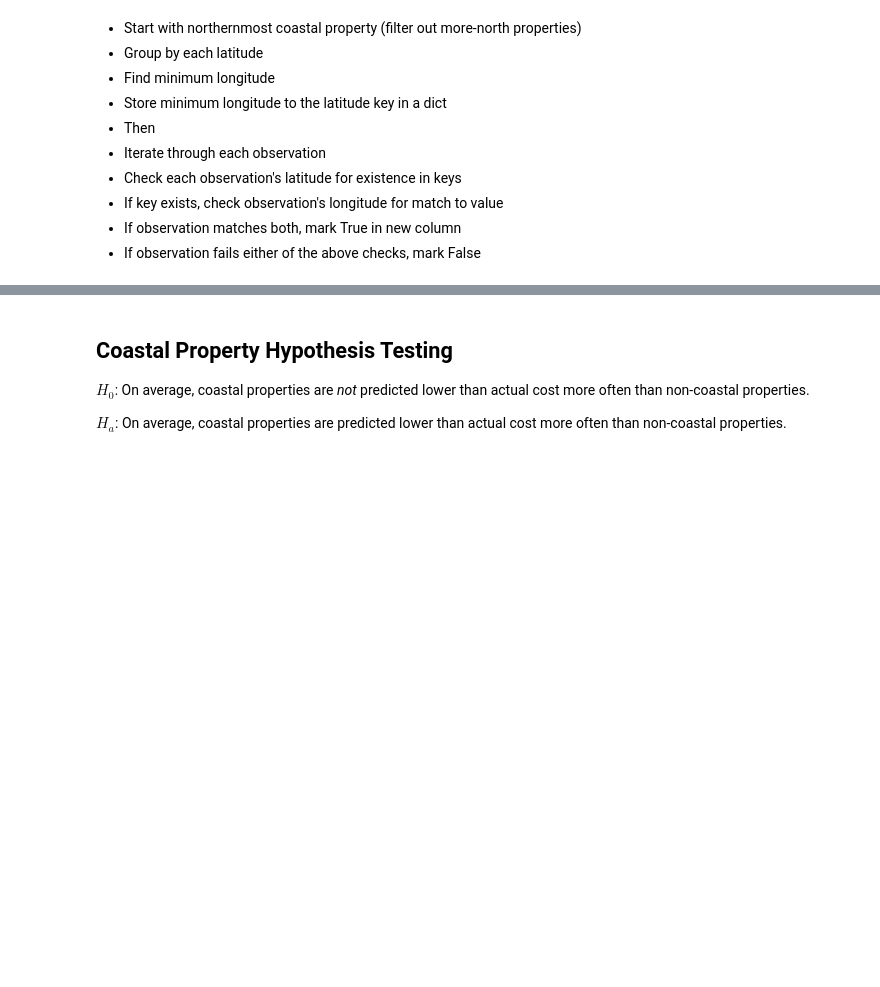
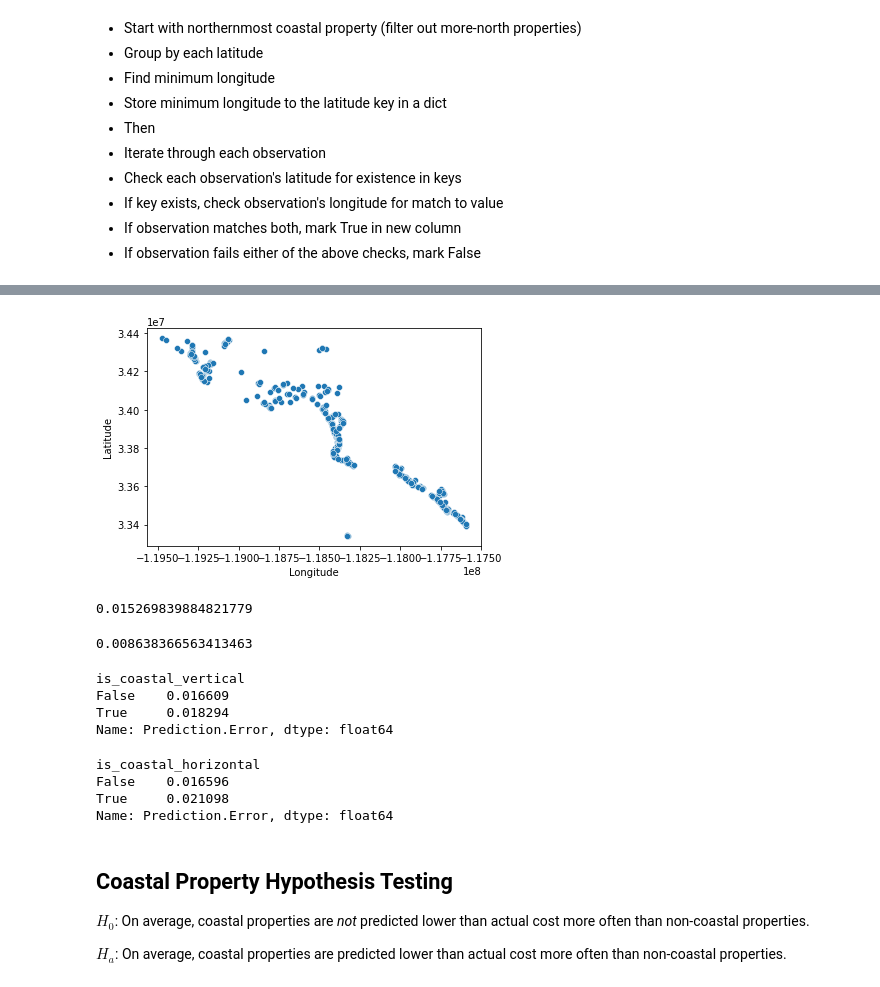
Before and after one commit to JacobPaxton/zillow-clustering-project, a Jupyter notebook: draft-workspace.ipynb, the cells around one changed output, grey strips where cells are left out. Saved outputs shown, nothing was run; the diff lists cells and outputs as text; code cells hidden in the pictures; blank space fills up the shorter version.

```diff
--- a/draft-workspace.ipynb
+++ b/draft-workspace.ipynb
@@ -314,19 +328,35 @@ sns.scatterplot(data=df_out[df_out.is_coastal_vertical], x='Longitude', y='Latit
 # %%
 sns.scatterplot(data=df[df.is_coastal_horizontal], x='Longitude', y='Latitude')
 plt.show()
-sns.scatterplot(data=df_out[df_out.is_coastal_horizontal], x='Longitude', y='Latitude')
+# sns.scatterplot(data=df_out[df_out.is_coastal_horizontal], x='Longitude', y='Latitude')
+# %% [output]
+[figure, added]
 # %%
 print(df['is_coastal_vertical'].mean())
-df_out['is_coastal_vertical'].mean()
+# df_out['is_coastal_vertical'].mean()
+# %% [output]
+0.015269839884821779
 # %%
 print(df['is_coastal_horizontal'].mean())
-df_out['is_coastal_horizontal'].mean()
+# df_out['is_coastal_horizontal'].mean()
+# %% [output]
+0.008638366563413463
 # %%
 print(df.groupby('is_coastal_vertical')['Prediction.Error'].mean())
-df_out.groupby('is_coastal_vertical')['Prediction.Error'].mean()
+# df_out.groupby('is_coastal_vertical')['Prediction.Error'].mean()
+# %% [output]
+is_coastal_vertical
+False    0.016609
+True     0.018294
+Name: Prediction.Error, dtype: float64
 # %%
 print(df.groupby('is_coastal_horizontal')['Prediction.Error'].mean())
-df_out.groupby('is_coastal_horizontal')['Prediction.Error'].mean()
+# df_out.groupby('is_coastal_horizontal')['Prediction.Error'].mean()
+# %% [output]
+is_coastal_horizontal
+False    0.016596
+True     0.021098
+Name: Prediction.Error, dtype: float64
 # %% [markdown]
 ## Coastal Property Hypothesis Testing
 $H_0$: On average, coastal properties are *not* predicted lower than actual cost more often than non-coastal properties.
```
Also changed, not shown: parts of 15 cells of this notebook.
